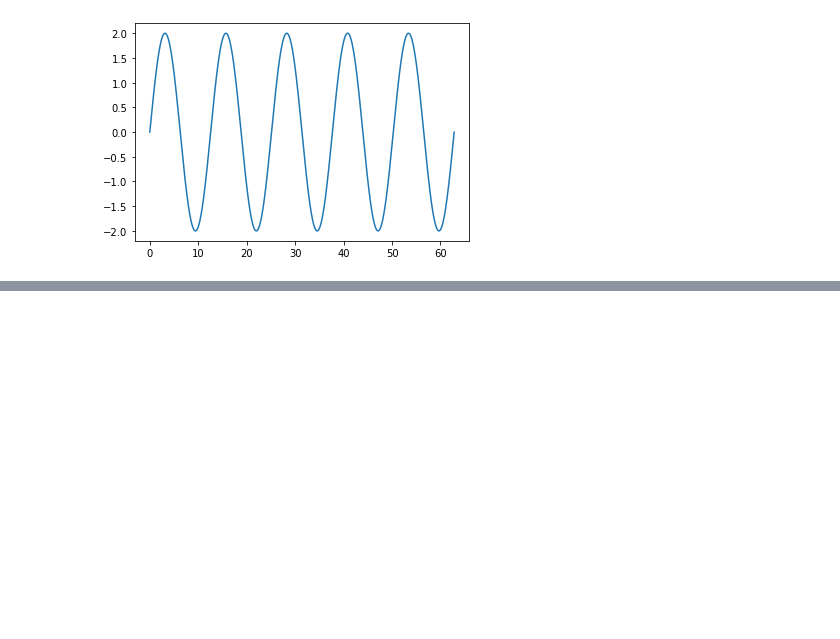
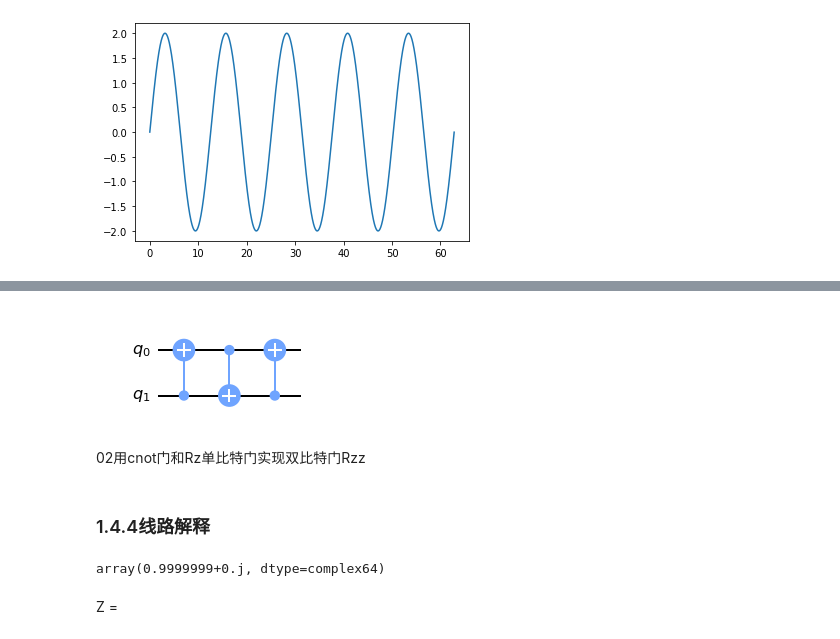
Before and after one commit to BenjaminT2048/quantum_simulations, a Jupyter notebook: coding diary.ipynb, the cells around one changed output, grey strips where cells are left out. Cells and saved outputs as stored; diff of their text form; code cells hidden in the pictures; blank space fills up the shorter version.

```diff
--- a/coding diary.ipynb
+++ b/coding diary.ipynb
@@ -427,0 +446,36 @@ def get_circuit(n):
+# %%
+import tensorcircuit as tc
+c = tc.Circuit(2)
+c.cnot(1,0)
+c.cnot(0,1)
+c.cnot(1,0)
+c.draw(output='mpl')
+# %% [output]
+[figure, added]
+# %% [markdown]
+02用cnot门和Rz单比特门实现双比特门Rzz
+# %% [markdown]
+### 1.4.4线路解释
+# %%
+import numpy as np
+def hmtest(s, u):
+    np.testing.assert_allclose(
+        np.conj(u) @ np.transpose(u), np.eye(u.shape[-1]), atol=1e-6
+    )
+    input_state = np.kron(np.array([1, 0]), s)
+    n = int(np.log(s.shape[-1]) / np.log(2))
+    c = tc.Circuit(n + 1, inputs=input_state)
+    c.H(0)
+    c.multicontrol(*range(n + 1), ctrl=[1], unitary=u)
+    c.H(0)
+    return c.expectation_ps(z=[0])
+
+
+hmtest(
+    np.array([1.0, 0, 0, 0]),
+    np.kron(np.array([[1.0, 0], [0, -1]]), np.array([[1.0, 0], [0, -1]])),
+)
+# %% [output]
+array(0.9999999+0.j, dtype=complex64)
+# %% [markdown]
+Z =
```
Also changed, not shown: parts of 34 cells of this notebook.
